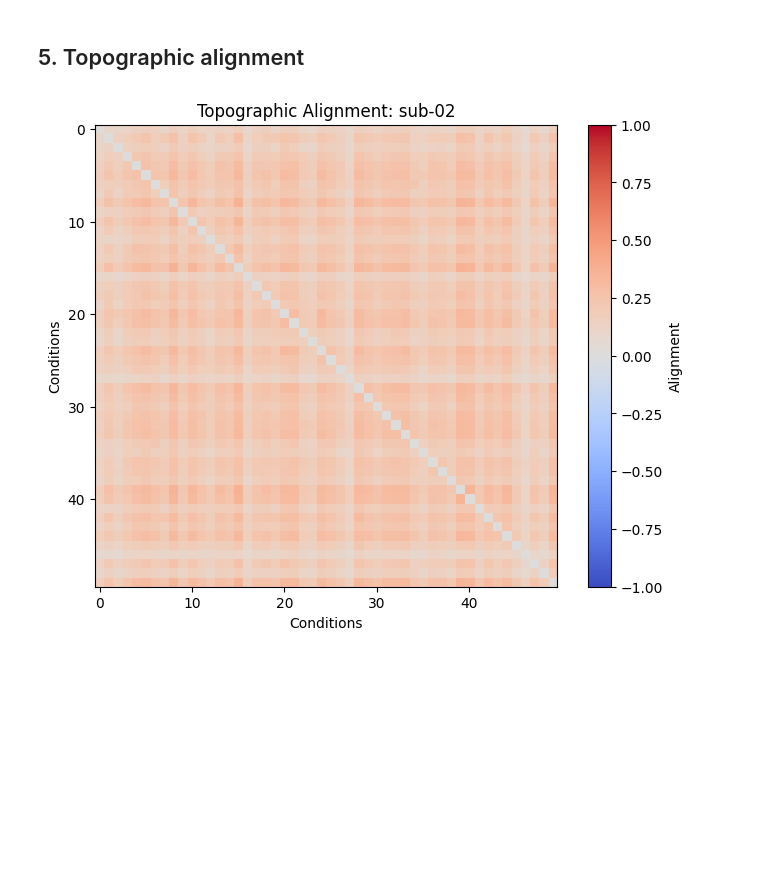
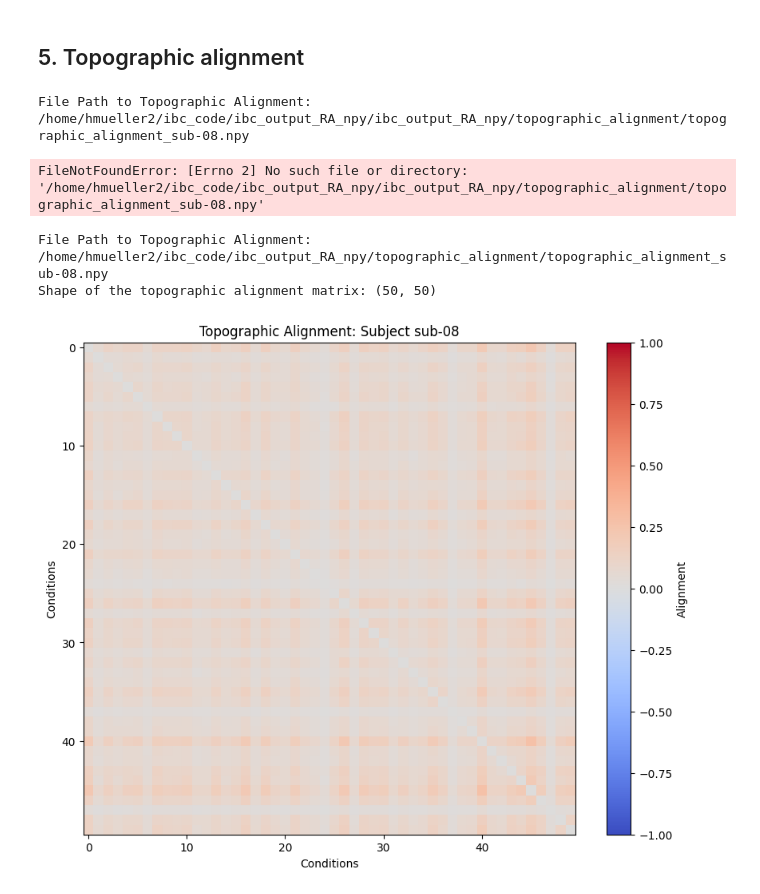
Before and after one commit to Cognitive-Neuroscience-Neurotechnology/ibc_latent, a Jupyter notebook: RSA/RSM_Visualization.ipynb, the cells around one changed output. Saved outputs shown, nothing was run; the diff lists cells and outputs as text; code cells hidden in the pictures; blank space fills up the shorter version.

```diff
--- a/RSA/RSM_Visualization.ipynb
+++ b/RSA/RSM_Visualization.ipynb
@@ -197,9 +197,8 @@ plt.show()
 # Define the path to the topographic alignment file for the subject
 topographic_alignment_path = os.path.join(base_dir, 'ibc_output_RA_npy', 'topographic_alignment', f'topographic_alignment_{subject}.npy')
 
-# Check if the file exists
-if not os.path.exists(topographic_alignment_path):
-    raise FileNotFoundError(f"{topographic_alignment_path} not found. Please check the file name and path.")
+# Print the file path
+print(f"File Path to Topographic Alignment: {topographic_alignment_path}")
 
 # Load the topographic alignment data
 topographic_alignment_data = np.load(topographic_alignment_path)
@@ -213,4 +212,42 @@ plt.xlabel('Conditions')
 plt.ylabel('Conditions')
 plt.show()
 # %% [output]
-[figure, removed]
+File Path to Topographic Alignment: /home/hmueller2/ibc_code/ibc_output_RA_npy/ibc_output_RA_npy/topographic_alignment/topographic_alignment_sub-08.npy
+FileNotFoundError: [Errno 2] No such file or directory: '/home/hmueller2/ibc_code/ibc_output_RA_npy/ibc_output_RA_npy/topographic_alignment/topographic_alignment_sub-08.npy'
+# %%
+import os
+import numpy as np
+import matplotlib.pyplot as plt
+
+# Define the subject and base directory
+subject = 'sub-08'  # Replace with the actual subject ID
+base_dir = '/home/hmueller2/ibc_code/ibc_output_RA_npy'
+
+# Define the path to the topographic alignment file for the subject
+topographic_alignment_path = os.path.join(base_dir, 'topographic_alignment', f'topographic_alignment_{subject}.npy')
+
+# Print the file path
+print(f"File Path to Topographic Alignment: {topographic_alignment_path}")
+
+# Check if the file exists
+if not os.path.exists(topographic_alignment_path):
+    raise FileNotFoundError(f"{topographic_alignment_path} not found. Please check the file name and path.")
+
+# Load the topographic alignment data
+topographic_alignment_data = np.load(topographic_alignment_path)
+
+# Print the shape of the matrix
+print(f"Shape of the topographic alignment matrix: {topographic_alignment_data.shape}")
+
+# Plot the topographic alignment data
+plt.figure(figsize=(10, 8))
+plt.imshow(topographic_alignment_data, cmap='coolwarm', vmin=-1, vmax=1)
+plt.colorbar(label='Alignment')
+plt.title(f'Topographic Alignment: Subject {subject}')
+plt.xlabel('Conditions')
+plt.ylabel('Conditions')
+plt.show()
+# %% [output]
+File Path to Topographic Alignment: /home/hmueller2/ibc_code/ibc_output_RA_npy/topographic_alignment/topographic_alignment_sub-08.npy
+Shape of the topographic alignment matrix: (50, 50)
+[figure, added]
```
Also changed, not shown: parts of 6 cells of this notebook.
